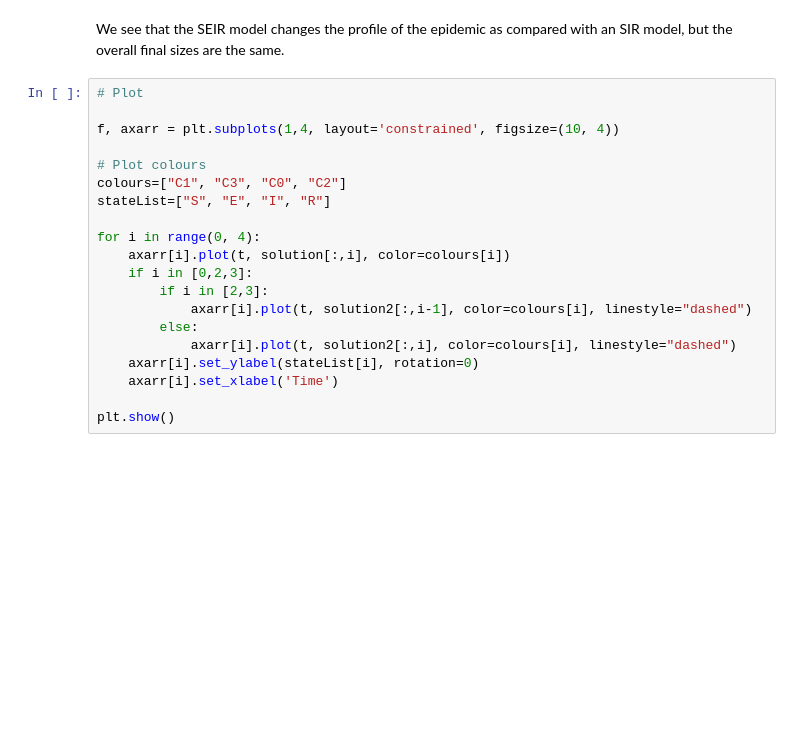
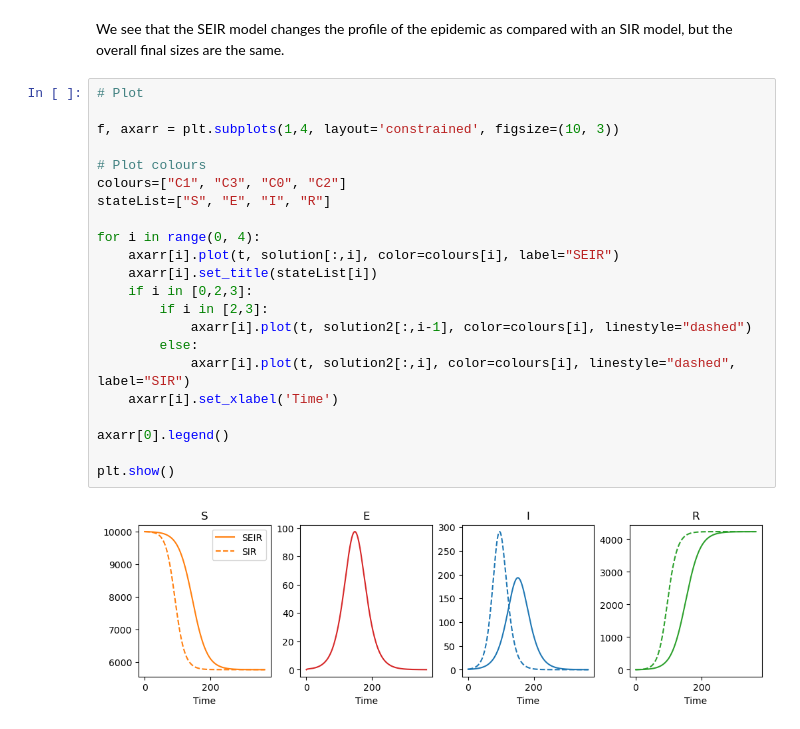
Before and after one commit to ukhsa-collaboration/pygom, a Jupyter notebook: docs/notebooks/common_models/SEIR.ipynb, the cells around one changed output. Drawn from its saved outputs; the diff is of its cells as text; blank space fills up the shorter version.

```diff
--- a/docs/notebooks/common_models/SEIR.ipynb
+++ b/docs/notebooks/common_models/SEIR.ipynb
@@ -59,20 +59,24 @@ We see that the SEIR model changes the profile of the epidemic as compared with
 # %%
 # Plot
 
-f, axarr = plt.subplots(1,4, layout='constrained', figsize=(10, 4))
+f, axarr = plt.subplots(1,4, layout='constrained', figsize=(10, 3))
 
 # Plot colours
 colours=["C1", "C3", "C0", "C2"]
 stateList=["S", "E", "I", "R"]
 
 for i in range(0, 4):
-    axarr[i].plot(t, solution[:,i], color=colours[i])
+    axarr[i].plot(t, solution[:,i], color=colours[i], label="SEIR")
+    axarr[i].set_title(stateList[i])
     if i in [0,2,3]:
         if i in [2,3]:
             axarr[i].plot(t, solution2[:,i-1], color=colours[i], linestyle="dashed")
         else:
-            axarr[i].plot(t, solution2[:,i], color=colours[i], linestyle="dashed")
-    axarr[i].set_ylabel(stateList[i], rotation=0)
+            axarr[i].plot(t, solution2[:,i], color=colours[i], linestyle="dashed", label="SIR")
     axarr[i].set_xlabel('Time')
 
+axarr[0].legend()
+
 plt.show()
+# %% [output]
+[figure, added]
```
Also changed, not shown: 19 other files.
